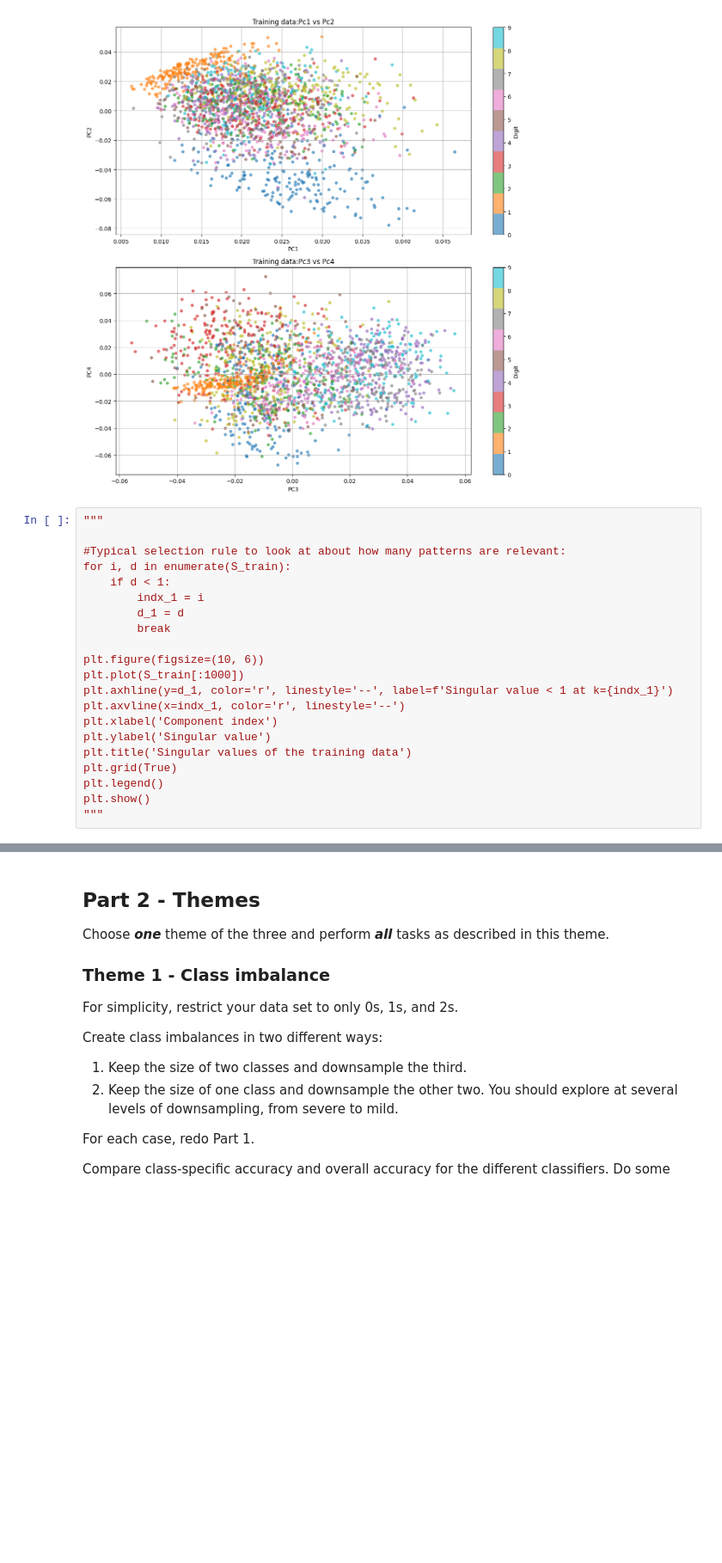
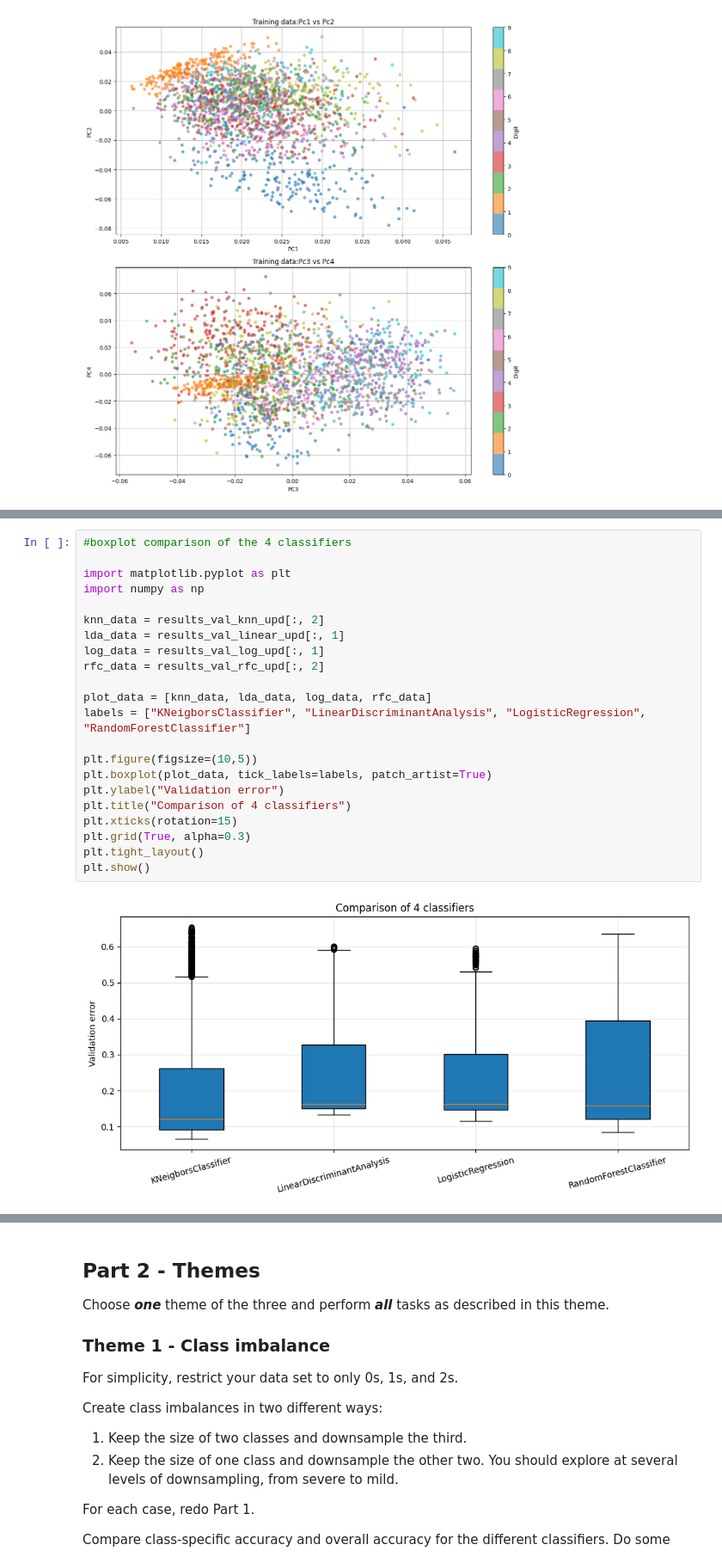
Before and after one commit to CleosCleopatra/Big_data_1, a Jupyter notebook: project1Py.ipynb, the cells around one changed output, grey strips where cells are left out. Shown at 86% size. Drawn from its saved outputs; the diff is of its cells as text; blank space fills up the shorter version.

Commit message:
Added a simple and more accurate boxplot comparison

```diff
--- a/project1Py.ipynb
+++ b/project1Py.ipynb
@@ -266,24 +169,3 @@ plt.show()
 #Some of them are well seperated (like 1 and 0), but most of them are not. We can see that the first 4 PCs are not enough to well seperate the data. We will need more patterns to do that.
 # %% [output]
 [figure]
-# %%
-"""
-
-#Typical selection rule to look at about how many patterns are relevant:
-for i, d in enumerate(S_train):
-    if d < 1:
-        indx_1 = i
-        d_1 = d
-        break
-
-plt.figure(figsize=(10, 6))
-plt.plot(S_train[:1000])
-plt.axhline(y=d_1, color='r', linestyle='--', label=f'Singular value < 1 at k={indx_1}')
-plt.axvline(x=indx_1, color='r', linestyle='--')
-plt.xlabel('Component index')
-plt.ylabel('Singular value')
-plt.title('Singular values of the training data')
-plt.grid(True)
-plt.legend()
-plt.show()
-"""
@@ -421,0 +514,24 @@ b is 24
+# %%
+#boxplot comparison of the 4 classifiers
+
+import matplotlib.pyplot as plt
+import numpy as np
+
+knn_data = results_val_knn_upd[:, 2]
+lda_data = results_val_linear_upd[:, 1]
+log_data = results_val_log_upd[:, 1]
+rfc_data = results_val_rfc_upd[:, 2]
+
+plot_data = [knn_data, lda_data, log_data, rfc_data]
+labels = ["KNeigborsClassifier", "LinearDiscriminantAnalysis", "LogisticRegression", "RandomForestClassifier"]
+
+plt.figure(figsize=(10,5))
+plt.boxplot(plot_data, tick_labels=labels, patch_artist=True)
+plt.ylabel("Validation error")
+plt.title("Comparison of 4 classifiers")
+plt.xticks(rotation=15)
+plt.grid(True, alpha=0.3)
+plt.tight_layout()
+plt.show()
+# %% [output]
+[figure, added]
```
Also changed, not shown: parts of 13 cells of this notebook.
